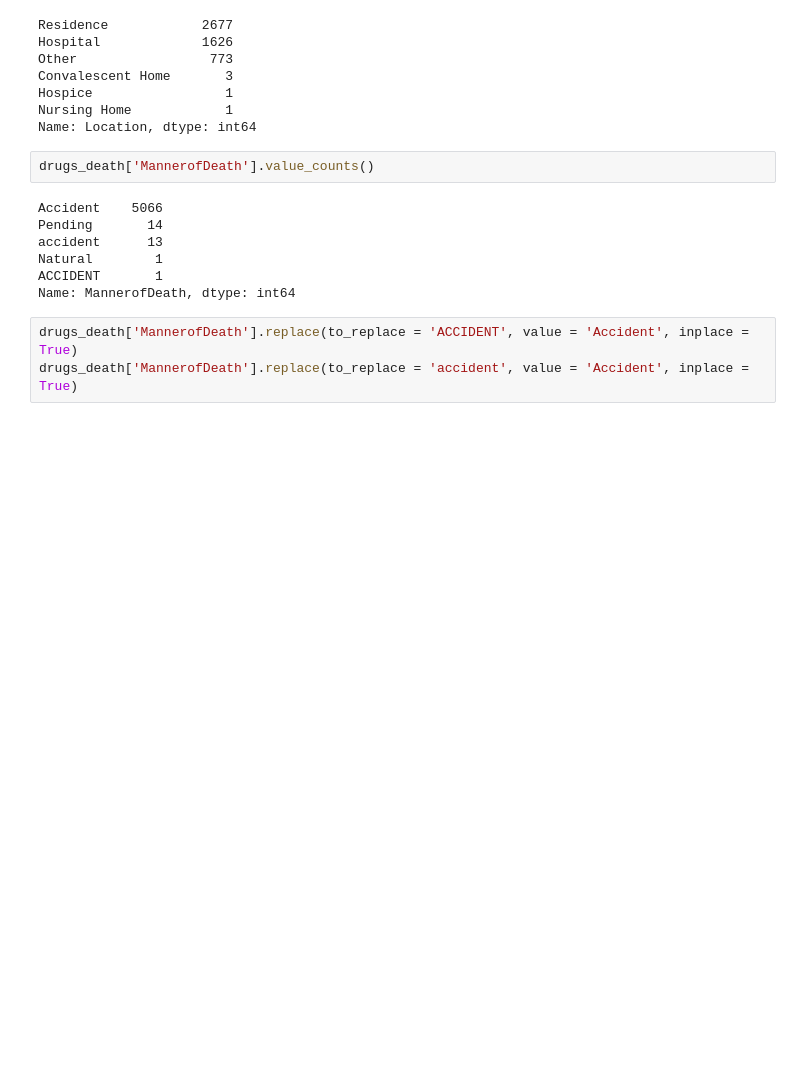
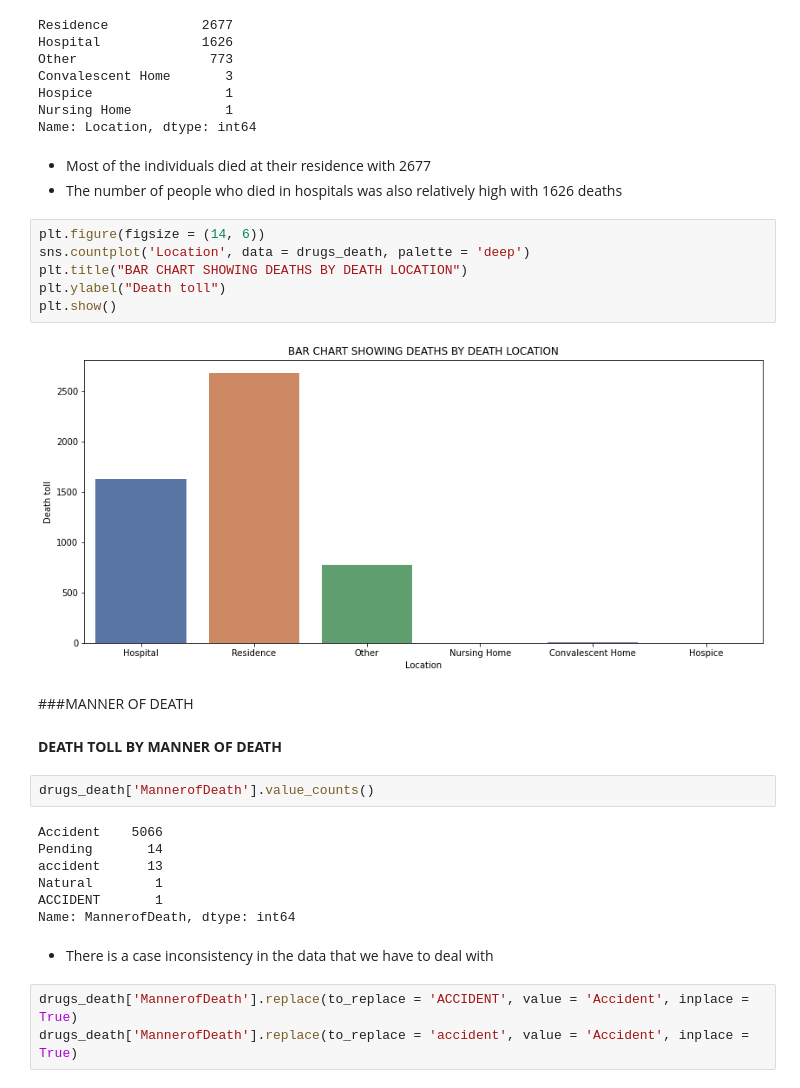
Before and after one commit to MikeDeecode/US-accidental--drugs-death-analysis, a Jupyter notebook: US_accidental_drugs_death.ipynb, the cells around one changed output. Saved outputs shown, nothing was run; the diff lists cells and outputs as text; blank space fills up the shorter version.

```diff
--- a/US_accidental_drugs_death.ipynb
+++ b/US_accidental_drugs_death.ipynb
@@ -210,6 +214,21 @@ Convalescent Home       3
 Hospice                 1
 Nursing Home            1
 Name: Location, dtype: int64
+# %% [markdown]
+* Most of the individuals died at their residence with 2677
+* The number of people who died in hospitals was also relatively high with 1626 deaths
+# %%
+plt.figure(figsize = (14, 6))
+sns.countplot('Location', data = drugs_death, palette = 'deep')
+plt.title("BAR CHART SHOWING DEATHS BY DEATH LOCATION")
+plt.ylabel("Death toll")
+plt.show()
+# %% [output]
+[figure, added]
+# %% [markdown]
+###MANNER OF DEATH
+# %% [markdown]
+**DEATH TOLL BY MANNER OF DEATH**
 # %%
 drugs_death['MannerofDeath'].value_counts()
 # %% [output]
@@ -219,6 +238,8 @@ accident      13
 Natural        1
 ACCIDENT       1
 Name: MannerofDeath, dtype: int64
+# %% [markdown]
+* There is a case inconsistency in the data that we have to deal with
 # %%
 drugs_death['MannerofDeath'].replace(to_replace = 'ACCIDENT', value = 'Accident', inplace = True)
 drugs_death['MannerofDeath'].replace(to_replace = 'accident', value = 'Accident', inplace = True)
```
Also changed, not shown: parts of 5 cells of this notebook.
